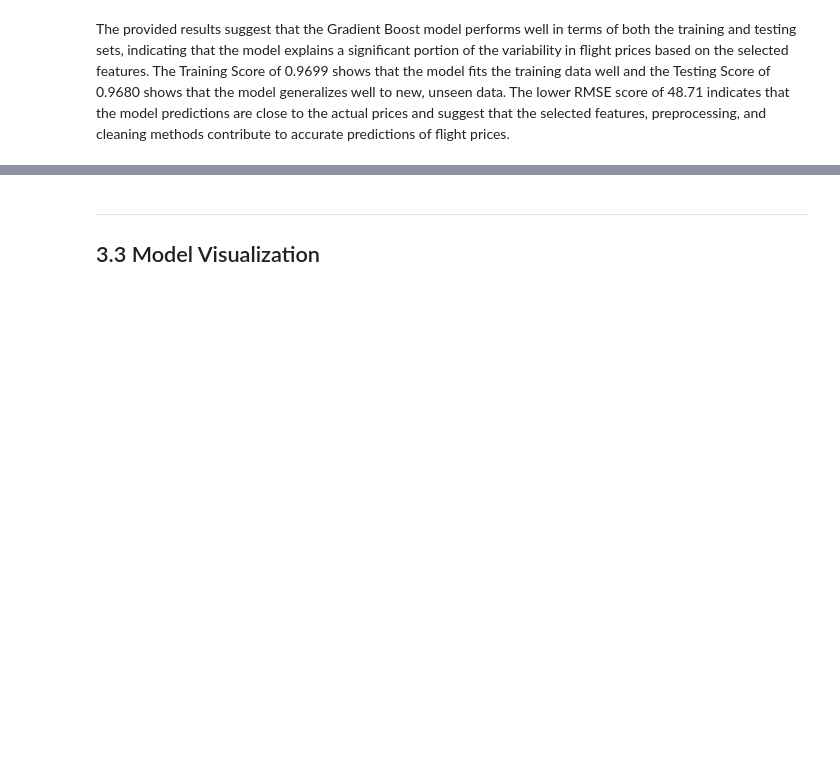
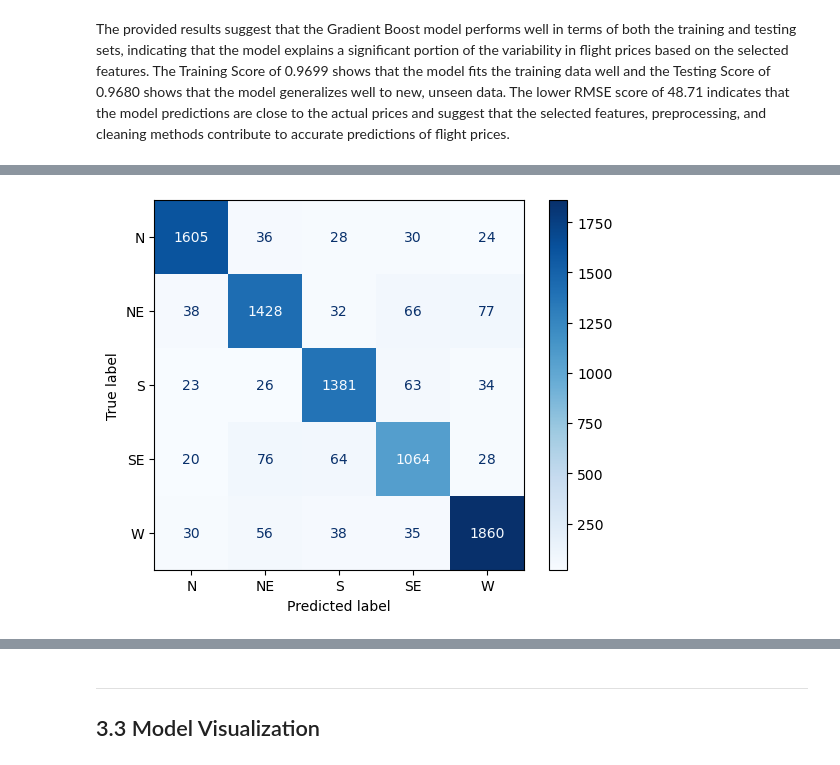
Before and after one commit to LandryHouston/Flight_Price_Prediction, a Jupyter notebook: code/03_modeling.ipynb, the cells around one changed output, grey strips where cells are left out. Drawn from its saved outputs; the diff is of its cells as text; code cells hidden in the pictures; blank space fills up the shorter version.

```diff
--- a/code/03_modeling.ipynb
+++ b/code/03_modeling.ipynb
@@ -146,0 +238,7 @@ The provided results suggest that the Gradient Boost model performs well in term
+# %%
+X_new = X[["arrival_time", "departure_time", "price"]]
+y = y
+# %%
+X_train, X_test, y_train, y_test = train_test_split(
+    X_new, y, test_size=0.2, random_state=42
+)
@@ -146,0 +259,10 @@ The provided results suggest that the Gradient Boost model performs well in term
+# %%
+conf_matrix = confusion_matrix(y_test, y_pred)
+
+disp = ConfusionMatrixDisplay(
+    conf_matrix, display_labels=np.unique(np.concatenate((y_test, y_pred)))
+)
+
+disp.plot(cmap="Blues", values_format="d");
+# %% [output]
+[figure, added]
```
Also changed, not shown: parts of 20 cells of this notebook, 5 other files.
